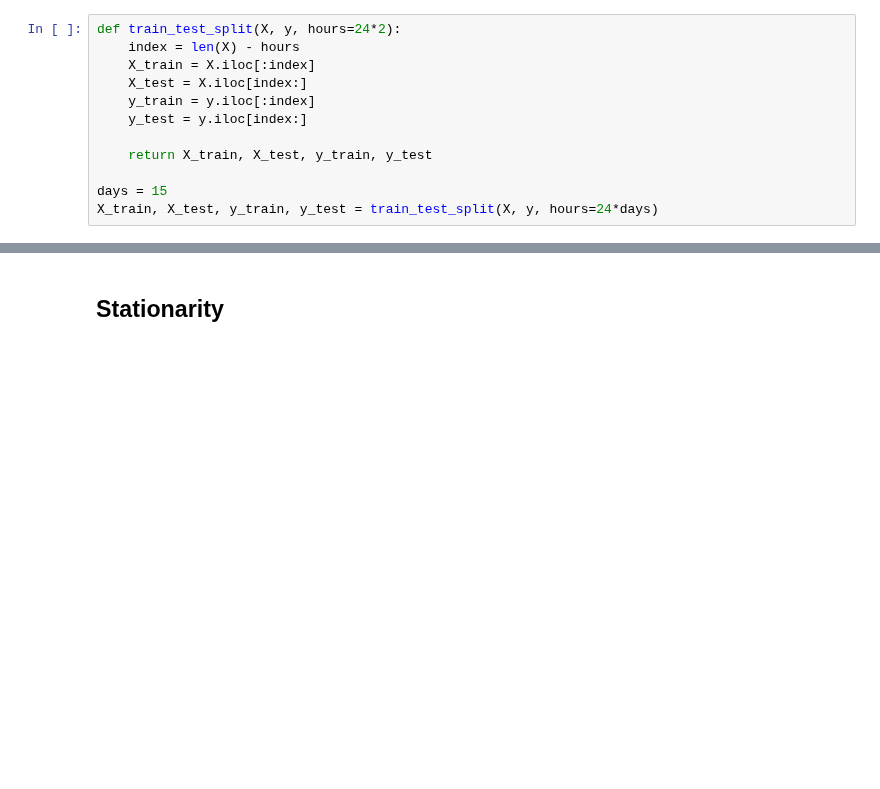
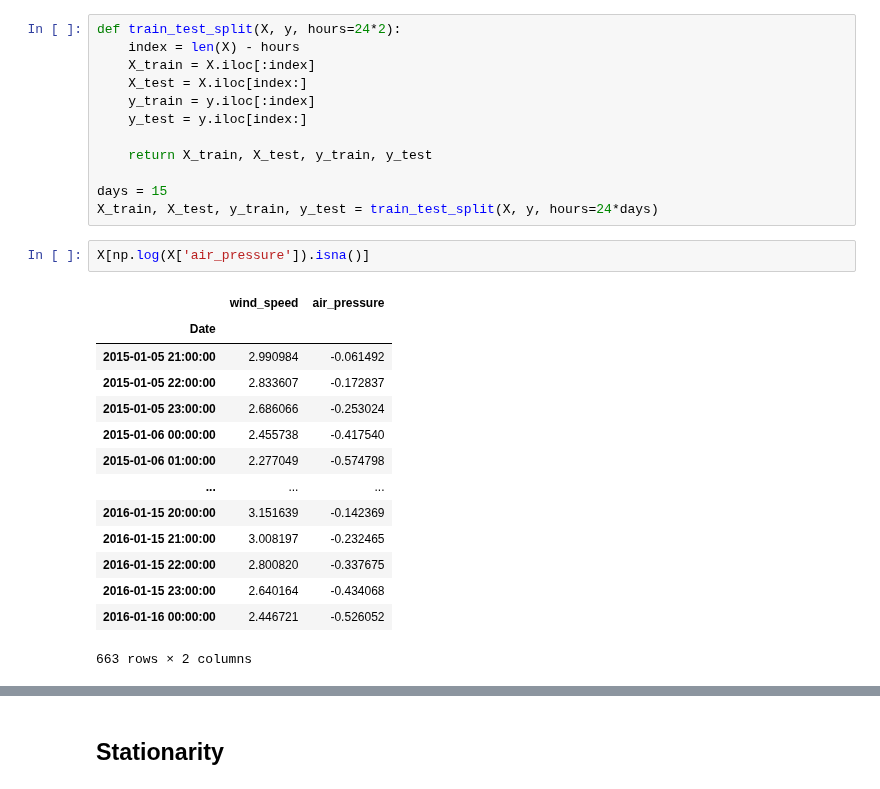
Before and after one commit to HaukeFock/predict_energy_generation, a Jupyter notebook: notebooks/rodrigo_sarimax.ipynb, the cells around one changed output, grey strips where cells are left out. Cells and saved outputs as stored; diff of their text form; blank space fills up the shorter version.

```diff
--- a/notebooks/rodrigo_sarimax.ipynb
+++ b/notebooks/rodrigo_sarimax.ipynb
@@ -162,3 +140,20 @@ def train_test_split(X, y, hours=24*2):
 
 days = 15
 X_train, X_test, y_train, y_test = train_test_split(X, y, hours=24*days)
+# %%
+X[np.log(X['air_pressure']).isna()]
+# %% [output]
+|  | wind_speed | air_pressure |
+| Date |  |  |
+| 2015-01-05 21:00:00 | 2.990984 | -0.061492 |
+| 2015-01-05 22:00:00 | 2.833607 | -0.172837 |
+| 2015-01-05 23:00:00 | 2.686066 | -0.253024 |
+| 2015-01-06 00:00:00 | 2.455738 | -0.417540 |
+| 2015-01-06 01:00:00 | 2.277049 | -0.574798 |
+| ... | ... | ... |
+| 2016-01-15 20:00:00 | 3.151639 | -0.142369 |
+| 2016-01-15 21:00:00 | 3.008197 | -0.232465 |
+| 2016-01-15 22:00:00 | 2.800820 | -0.337675 |
+| 2016-01-15 23:00:00 | 2.640164 | -0.434068 |
+| 2016-01-16 00:00:00 | 2.446721 | -0.526052 |
+663 rows × 2 columns
```
Also changed, not shown: parts of 66 cells of this notebook, 1 other file.
